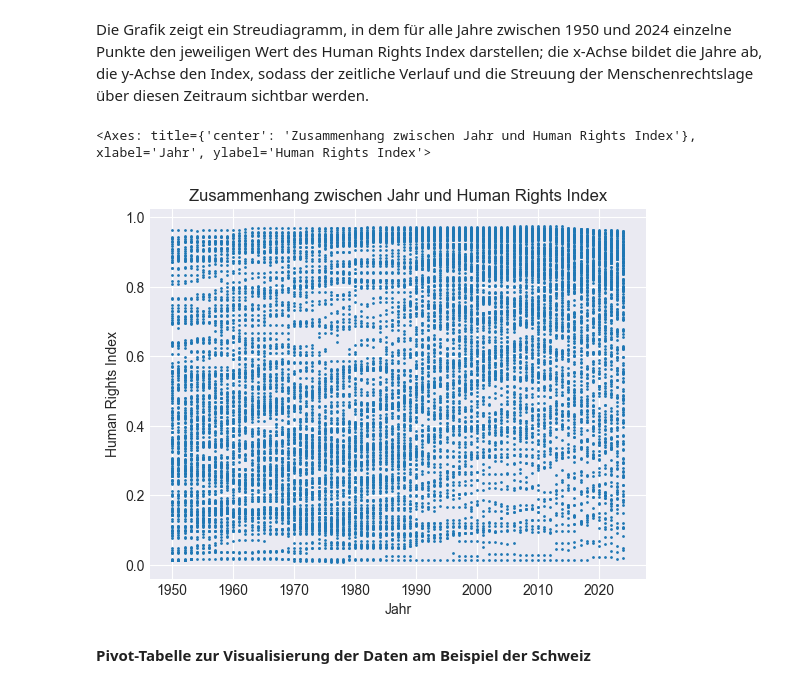
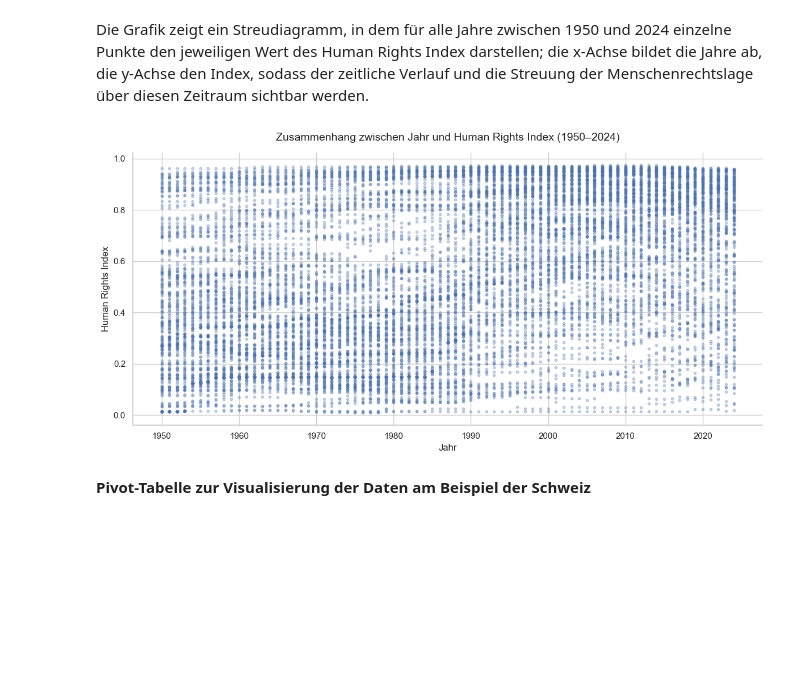
Before and after one commit to haschdav/LN-Python, a Jupyter notebook: LN_Python.ipynb, the cells around one changed output. Cells and saved outputs as stored; diff of their text form; code cells hidden in the pictures; blank space fills up the shorter version.

```diff
--- a/LN_Python.ipynb
+++ b/LN_Python.ipynb
@@ -288,17 +306,31 @@ Unsere zentralen Variablen sind das **Jahr** und der **Human Rights Index**.
 **Streuungsdiagramm (Scatter Plot)**
 # %% [markdown]
 Die Grafik zeigt ein Streudiagramm, in dem für alle Jahre zwischen 1950 und 2024 einzelne Punkte den jeweiligen Wert des Human Rights Index darstellen; die x‑Achse bildet die Jahre ab, die y‑Achse den Index, sodass der zeitliche Verlauf und die Streuung der Menschenrechtslage über diesen Zeitraum sichtbar werden.
-# %%
-
-df[df["Jahr"].between(1950, 2024)].plot.scatter(
-    x="Jahr",
-    y="Human Rights Index",
-    s=1,
-    title="Zusammenhang zwischen Jahr und Human Rights Index"
-)
-# %% [output]
-<Axes: title={'center': 'Zusammenhang zwischen Jahr und Human Rights Index'}, xlabel='Jahr', ylabel='Human Rights Index'>
-[figure, removed]
+# %%
+
+
+sns.set_theme(style="whitegrid")
+
+df_1950 = df[df["Jahr"].between(1950, 2024)]
+
+plt.figure(figsize=(12, 6))
+
+plt.scatter(
+    df_1950["Jahr"],
+    df_1950["Human Rights Index"],
+    s=10,
+    alpha=0.3
+)
+
+plt.title("Zusammenhang zwischen Jahr und Human Rights Index (1950–2024)", fontsize=14, pad=15)
+plt.xlabel("Jahr", fontsize=12)
+plt.ylabel("Human Rights Index", fontsize=12)
+
+sns.despine()
+plt.tight_layout()
+plt.show()
+# %% [output]
+[figure, added]
 # %% [markdown]
 **Pivot-Tabelle zur Visualisierung der Daten am Beispiel der Schweiz**
 # %% [markdown]
```
Also changed, not shown: parts of 5 cells of this notebook.
